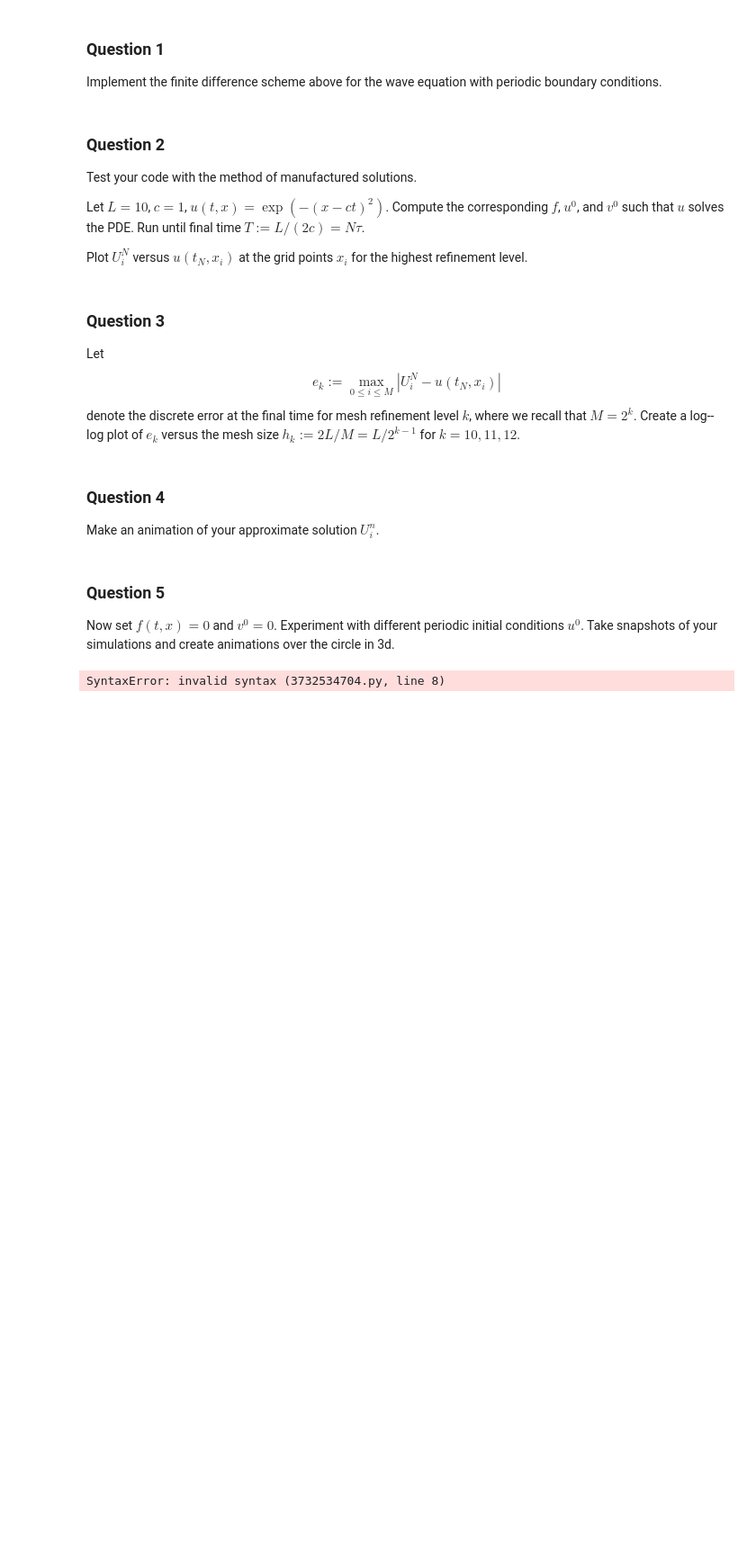
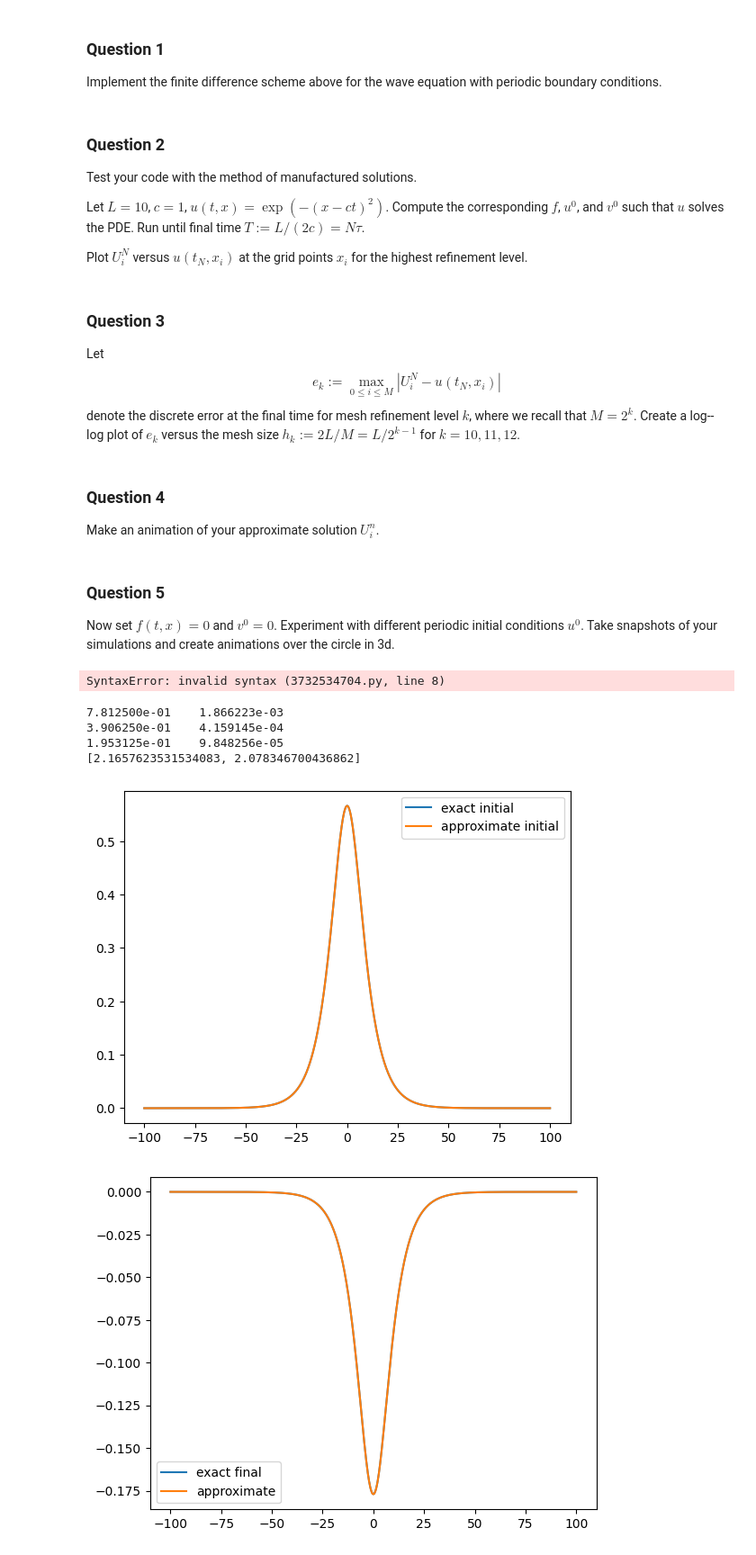
Before and after one commit to Gerbeset/pde_summer_school_2026_solitons, a Jupyter notebook: seth/soliton_project_template.ipynb, the cells around one changed output. Shown at 90% size. Cells and saved outputs as stored; diff of their text form; code cells hidden in the pictures; blank space fills up the shorter version.

Commit message:
Add stationary breather solution to my solution file

```diff
--- a/seth/soliton_project_template.ipynb
+++ b/seth/soliton_project_template.ipynb
@@ -377,0 +454,67 @@ compute_klein_gordon_error()
+# %%
+### SINE-GORDON: STATIONARY BREATHER ###
+c_sine = 1
+g_sine = lambda u : np.sin(u)
+omega = 0.99
+alpha = np.sqrt(1 - omega**2)
+u_0_sine = lambda x : 4*np.arctan(alpha/(omega*np.cosh(alpha*x)))
+v_0_sine = lambda x : 0
+f_sine = lambda x,t : 0
+L_sine = 100
+T_sine = 2*np.pi/np.sqrt((np.pi**2 +1))
+k_sine = 12
+CFL_sine = 0.25
+
+def u_sine_exact(x, t, omega=0.99):
+        alpha = np.sqrt(1 - omega**2)
+        u = 4 * np.arctan(
+        (np.cos(omega * t) * alpha) /
+        (omega * np.cosh(alpha * x))
+        )
+        return u
+
+def compute_sine_errors():
+    k_list = [8, 9, 10]
+    h_list = []
+    error_list = []
+    rate_list = []
+    for k in k_list:
+        U =  solve_dispsersive_pde(L_sine, T_sine, k, c_sine, CFL_sine, u_0_sine, v_0_sine, g_sine, f_sine)
+
+        # exact solution at the discrete grid points
+        M = 2**k
+        h = (2*L_sine) / (M)
+        h_list.append(h)
+        xs = [-L_sine + i * h for i in range(M + 1)]
+        U_exact = [u_sine_exact(x,T_sine) for x in xs]
+        U_initial = [u_sine_exact(x,0) for x in xs]
+
+        E_M = max([abs(U_exact[i] - U[i, -1]) for i in range(M + 1)])
+        error_list.append(E_M)
+        # table entry
+        print("{:e}\t{:e}".format(h, E_M))
+
+    for j in [1,2]:
+        r_k = np.log(error_list[j]/error_list[j-1])/np.log(h_list[j]/h_list[j-1])
+        rate_list.append(r_k)
+
+    print(rate_list)
+    plt.plot(xs, U_initial, label="exact initial")
+    plt.plot(xs, U[: , 0], label="approximate initial")
+    plt.legend()
+    plt.show()
+
+    plt.plot(xs, U_exact, label="exact final")
+    plt.plot(xs, U[: , -1], label="approximate")
+    plt.legend()
+    plt.show()
+
+
+compute_sine_errors()
+# %% [output]
+7.812500e-01    1.866223e-03
+3.906250e-01    4.159145e-04
+1.953125e-01    9.848256e-05
+[2.1657623531534083, 2.078346700436862]
+[figure, added]
+[figure, added]
```
Also changed, not shown: parts of 1 cell of this notebook.
